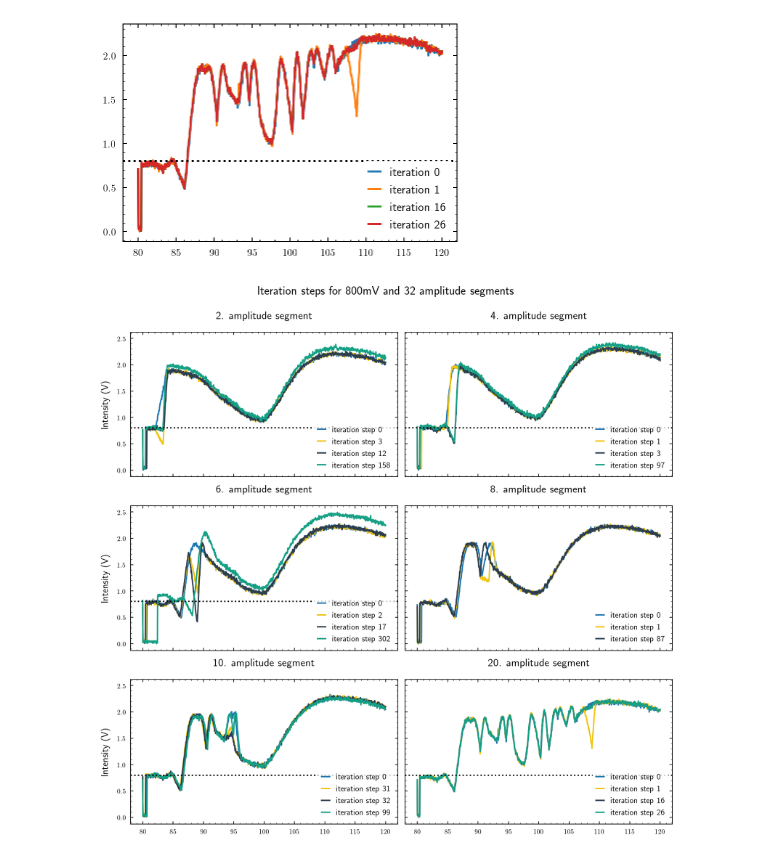
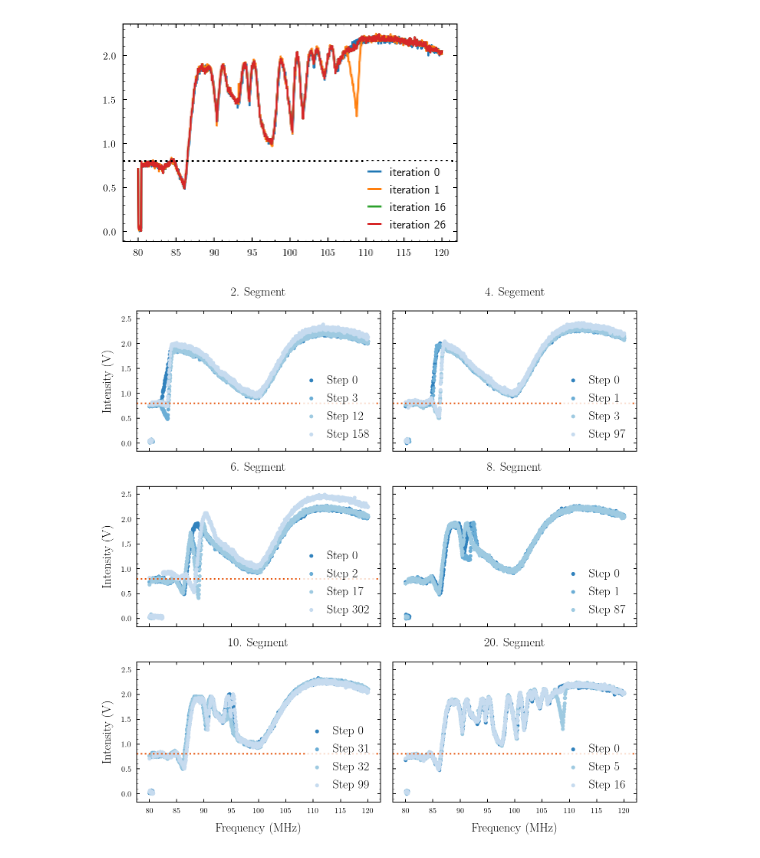
Before and after one commit to bodokaiser/bachelor-thesis, a Jupyter notebook: notebook/evaluation/intensity-optimization.ipynb, the cells around one changed output. Drawn from its saved outputs; the diff is of its cells as text; code cells hidden in the pictures.

```diff
--- a/notebook/evaluation/intensity-optimization.ipynb
+++ b/notebook/evaluation/intensity-optimization.ipynb
@@ -1,9 +1,16 @@
 # %%
+import os
 import h5py as h5
+import numpy as np
+import pandas as pd
 
 datadir = '../../dataset/optimization'
 figuredir = '../../figure/intensity/optimization'
 
+from matplotlib import pyplot as plt
+
+cmap = plt.get_cmap('tab20c')
+
 os.makedirs(figuredir, exist_ok=True)
 # %%
 runs = {}
@@ -525,63 +528,62 @@ plt.show()
 # %% [output]
 [figure]
 # %%
-fig, axes = plt.subplots(ncols=2, nrows=3, figsize=(12, 12), sharex=True, sharey=True)
+fig, axes = plt.subplots(ncols=2, nrows=3, figsize=(12, 10), sharex=True, sharey=True)
 
-fig.suptitle('Iteration steps for 800mV and 32 amplitude segments')
-
-axes[0][0].set_title('2. amplitude segment')
-axes[0][0].plot(B2n0.frequency / 1e6, B2n0.voltage, label='iteration step 0')
-axes[0][0].plot(B2n3.frequency / 1e6, B2n3.voltage, label='iteration step 3', color='#f1c40f')
-axes[0][0].plot(B2n12.frequency / 1e6, B2n12.voltage, label='iteration step 12', color='#2c3e50')
-axes[0][0].plot(B2n158.frequency / 1e6, B2n158.voltage, label='iteration step 158', color='#16a085')
-axes[0][0].set_ylabel('Intensity (V)')
-axes[0][0].axhline(.8, color='black', linestyle='dotted')
+axes[0][0].set_title('2. Segment')
+axes[0][0].scatter(B2n0.frequency / 1e6, B2n0.voltage, label='Step 0', color=cmap.colors[0])
+axes[0][0].scatter(B2n3.frequency / 1e6, B2n3.voltage, label='Step 3', color=cmap.colors[1])
+axes[0][0].scatter(B2n12.frequency / 1e6, B2n12.voltage, label='Step 12', color=cmap.colors[2])
+axes[0][0].scatter(B2n158.frequency / 1e6, B2n158.voltage, label='Step 158', color=cmap.colors[3])
+axes[0][0].set_ylabel(r'Intensity (\si{\volt})')
+axes[0][0].axhline(.8, linestyle='dotted', color=cmap.colors[4])
 axes[0][0].legend()
 
-axes[0][1].set_title('4. amplitude segment')
-axes[0][1].plot(B4n0.frequency / 1e6, B4n0.voltage, label='iteration step 0')
-axes[0][1].plot(B4n1.frequency / 1e6, B4n1.voltage, label='iteration step 1', color='#f1c40f')
-axes[0][1].plot(B4n3.frequency / 1e6, B4n3.voltage, label='iteration step 3', color='#2c3e50')
-axes[0][1].plot(B4n97.frequency / 1e6, B4n97.voltage, label='iteration step 97', color='#16a085')
-axes[0][1].axhline(.8, color='black', linestyle='dotted')
+axes[0][1].set_title('4. Segement')
+axes[0][1].scatter(B4n0.frequency / 1e6, B4n0.voltage, label='Step 0', color=cmap.colors[0])
+axes[0][1].scatter(B4n1.frequency / 1e6, B4n1.voltage, label='Step 1', color=cmap.colors[1])
+axes[0][1].scatter(B4n3.frequency / 1e6, B4n3.voltage, label='Step 3', color=cmap.colors[2])
+axes[0][1].scatter(B4n97.frequency / 1e6, B4n97.voltage, label='Step 97', color=cmap.colors[3])
+axes[0][1].axhline(.8, linestyle='dotted', color=cmap.colors[4])
 axes[0][1].legend()
 
-axes[1][0].set_title('6. amplitude segment')
-axes[1][0].plot(B6n0.frequency / 1e6, B6n0.voltage, label='iteration step 0')
-axes[1][0].plot(B6n2.frequency / 1e6, B6n2.voltage, label='iteration step 2', color='#f1c40f')
-axes[1][0].plot(B6n17.frequency / 1e6, B6n17.voltage, label='iteration step 17', color='#2c3e50')
-axes[1][0].plot(B6n302.frequency / 1e6, B6n302.voltage, label='iteration step 302', color='#16a085')
-axes[1][0].set_ylabel('Intensity (V)')
-axes[1][0].axhline(.8, color='black', linestyle='dotted')
+axes[1][0].set_title('6. Segment')
+axes[1][0].scatter(B6n0.frequency / 1e6, B6n0.voltage, label='Step 0', color=cmap.colors[0])
+axes[1][0].scatter(B6n2.frequency / 1e6, B6n2.voltage, label='Step 2', color=cmap.colors[1])
+axes[1][0].scatter(B6n17.frequency / 1e6, B6n17.voltage, label='Step 17', color=cmap.colors[2])
+axes[1][0].scatter(B6n302.frequency / 1e6, B6n302.voltage, label='Step 302', color=cmap.colors[3])
+axes[1][0].set_ylabel(r'Intensity (\si{\volt})')
+axes[1][0].axhline(.8, linestyle='dotted', color=cmap.colors[4])
 axes[1][0].legend()
 
-axes[1][1].set_title('8. amplitude segment')
-axes[1][1].plot(B8n0.frequency / 1e6, B8n0.voltage, label='iteration step 0')
-axes[1][1].plot(B8n1.frequency / 1e6, B8n1.voltage, label='iteration step 1', color='#f1c40f')
-axes[1][1].plot(B8n7.frequency / 1e6, B8n7.voltage, label='iteration step 87', color='#2c3e50')
-axes[2][0].axhline(.8, color='black', linestyle='dotted')
+axes[1][1].set_title('8. Segment')
+axes[1][1].scatter(B8n0.frequency / 1e6, B8n0.voltage, label='Step 0', color=cmap.colors[0])
+axes[1][1].scatter(B8n1.frequency / 1e6, B8n1.voltage, label='Step 1', color=cmap.colors[1])
+axes[1][1].scatter(B8n7.frequency / 1e6, B8n7.voltage, label='Step 87', color=cmap.colors[2])
+axes[2][0].axhline(.8, linestyle='dotted', color=cmap.colors[4])
 axes[1][1].legend()
 
-axes[2][0].set_title('10. amplitude segment')
-axes[2][0].plot(B10n0.frequency / 1e6, B10n0.voltage, label='iteration step 0')
-axes[2][0].plot(B10n31.frequency / 1e6, B10n31.voltage, label='iteration step 31', color='#f1c40f')
-axes[2][0].plot(B10n32.frequency / 1e6, B10n32.voltage, label='iteration step 32', color='#2c3e50')
-axes[2][0].plot(B10n99.frequency / 1e6, B10n99.voltage, label='iteration step 99', color='#16a085')
-axes[2][0].set_ylabel('Intensity (V)')
-axes[2][0].axhline(.8, color='black', linestyle='dotted')
+axes[2][0].set_title('10. Segment')
+axes[2][0].scatter(B10n0.frequency / 1e6, B10n0.voltage, label='Step 0', color=cmap.colors[0])
+axes[2][0].scatter(B10n31.frequency / 1e6, B10n31.voltage, label='Step 31', color=cmap.colors[1])
+axes[2][0].scatter(B10n32.frequency / 1e6, B10n32.voltage, label='Step 32', color=cmap.colors[2])
+axes[2][0].scatter(B10n99.frequency / 1e6, B10n99.voltage, label='Step 99', color=cmap.colors[3])
+axes[2][0].set_ylabel(r'Intensity (\si{\volt})')
+axes[2][0].axhline(.8, linestyle='dotted', color=cmap.colors[4])
+axes[2][0].set_xlabel(r'Frequency (\si{\mega\hertz})')
 axes[2][0].legend()
 
-axes[2][1].set_title('20. amplitude segment')
-axes[2][1].plot(B20n0.frequency / 1e6, B20n0.voltage, label='iteration step 0')
-axes[2][1].plot(B20n1.frequency / 1e6, B20n1.voltage, label='iteration step 1', color='#f1c40f')
-axes[2][1].plot(B20n16.frequency / 1e6, B20n16.voltage, label='iteration step 16', color='#2c3e50')
-axes[2][1].plot(B20n26.frequency / 1e6, B20n26.voltage, label='iteration step 26', color='#16a085')
-axes[2][1].axhline(.8, color='black', linestyle='dotted')
+axes[2][1].set_title('20. Segment')
+axes[2][1].scatter(B20n0.frequency / 1e6, B20n0.voltage, label='Step 0', color=cmap.colors[0])
+axes[2][1].scatter(B20n5.frequency / 1e6, B20n5.voltage, label='Step 5', color=cmap.colors[2])
+axes[2][1].scatter(B20n16.frequency / 1e6, B20n16.voltage, label='Step 16', color=cmap.colors[3])
+axes[2][1].axhline(.8, linestyle='dotted', color=cmap.colors[4])
+axes[2][1].set_xlabel(r'Frequency (\si{\mega\hertz})')
 axes[2][1].legend()
 
-plt.tight_layout(rect=[0, 0.03, 1, 0.95])
-
+plt.subplots_adjust(top=.95, bottom=.06, wspace=.05, hspace=.25, right=.88)
 plt.savefig(os.path.join(figuredir, 'failure.pdf'))
+plt.savefig(os.path.join(figuredir, 'failure.pgf'))
 plt.show()
 # %% [output]
-[figure, old version]
+[figure, new version]
```
Also changed, not shown: parts of 3 cells of this notebook, 11 other files.
